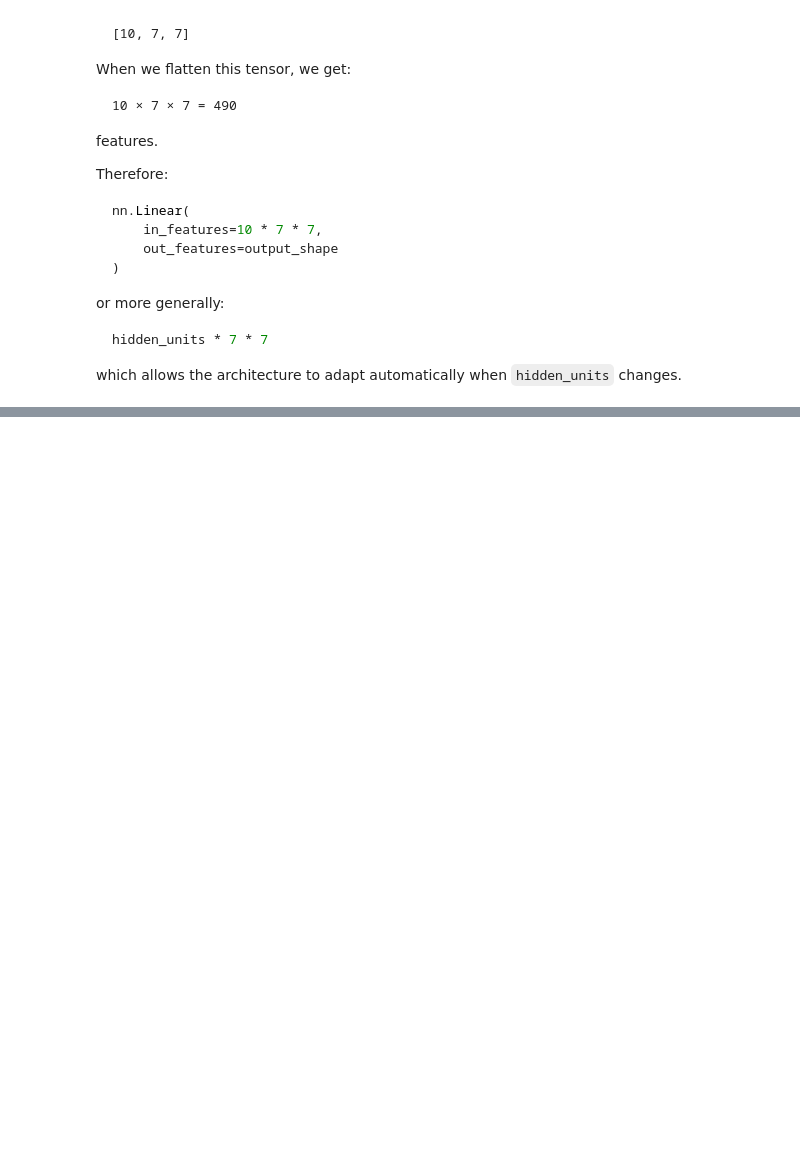
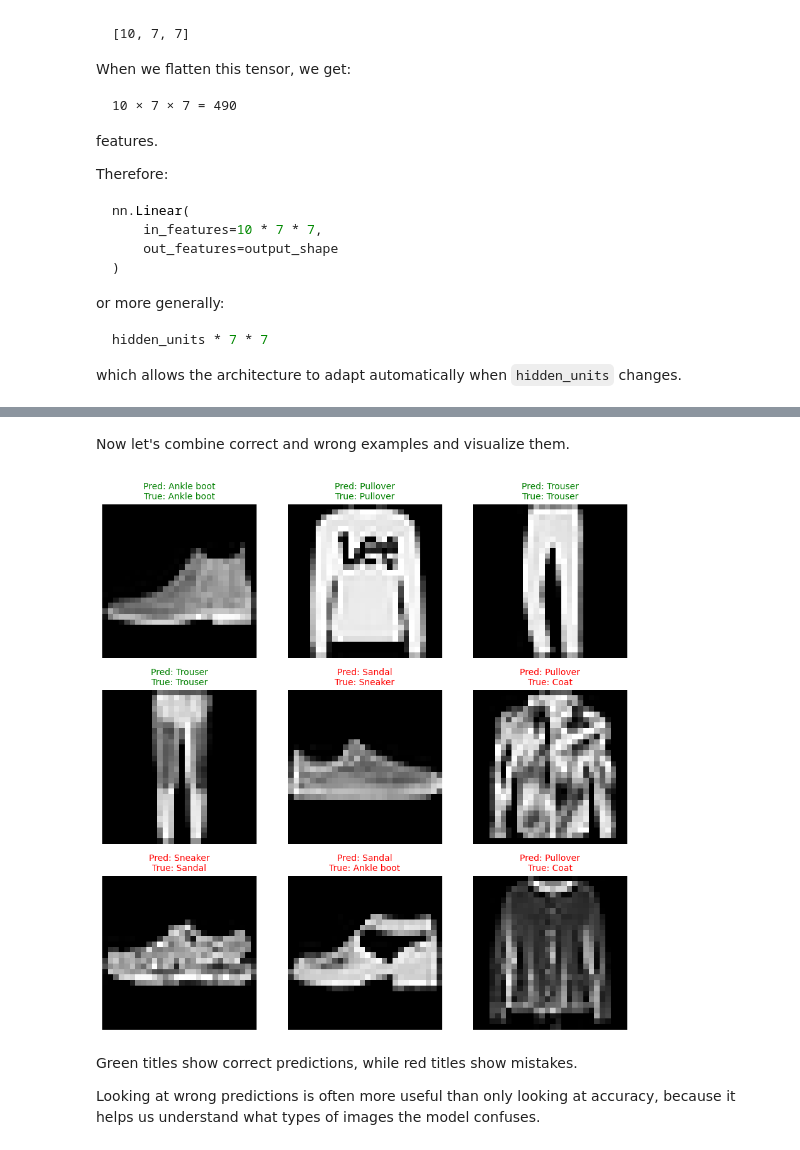
Before and after one commit to Maxstef/data-loves-ml-for-people-course, a Jupyter notebook: notebooks/8_cv/0_1_cv_intro.ipynb, the cells around one changed output, grey strips where cells are left out. Cells and saved outputs as stored; diff of their text form; code cells hidden in the pictures; blank space fills up the shorter version.

```diff
--- a/notebooks/8_cv/0_1_cv_intro.ipynb
+++ b/notebooks/8_cv/0_1_cv_intro.ipynb
@@ -1366,0 +2124,53 @@ which allows the architecture to adapt automatically when `hidden_units` changes
+# %%
+correct_examples = []
+wrong_examples = []
+
+model_2.eval()
+
+with torch.inference_mode():
+    for image, label in test_data:
+        image_batch = image.unsqueeze(dim=0).to(device)
+
+        pred_logit = model_2(image_batch)
+        pred_label = pred_logit.argmax(dim=1).item()
+
+        if pred_label == label and len(correct_examples) < 4:
+            correct_examples.append((image, pred_label, label))
+
+        if pred_label != label and len(wrong_examples) < 5:
+            wrong_examples.append((image, pred_label, label))
+
+        if len(correct_examples) == 4 and len(wrong_examples) == 5:
+            break
+# %% [markdown]
+Now let's combine correct and wrong examples and visualize them.
+# %%
+examples = correct_examples + wrong_examples
+
+plt.figure(figsize=(9, 9))
+
+for i, (image, pred_label, true_label) in enumerate(examples):
+    plt.subplot(3, 3, i + 1)
+
+    plt.imshow(image.squeeze().numpy(), cmap="gray")
+
+    pred_name = class_names[pred_label]
+    true_name = class_names[true_label]
+
+    title_color = "green" if pred_label == true_label else "red"
+
+    plt.title(
+        f"Pred: {pred_name}\nTrue: {true_name}",
+        color=title_color,
+        fontsize=10
+    )
+
+    plt.axis(False)
+
+plt.tight_layout()
+# %% [output]
+[figure, added]
+# %% [markdown]
+Green titles show correct predictions, while red titles show mistakes.
+
+Looking at wrong predictions is often more useful than only looking at accuracy, because it helps us understand what types of images the model confuses.
```
Also changed, not shown: parts of 82 cells of this notebook, 1 other file.
